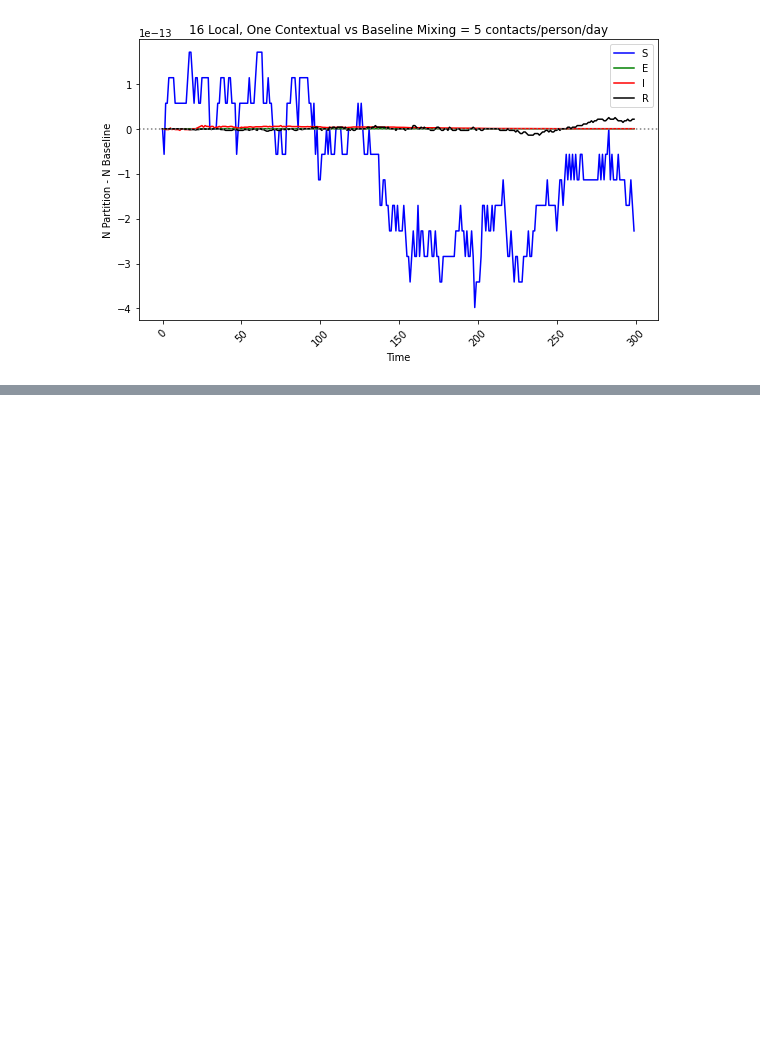
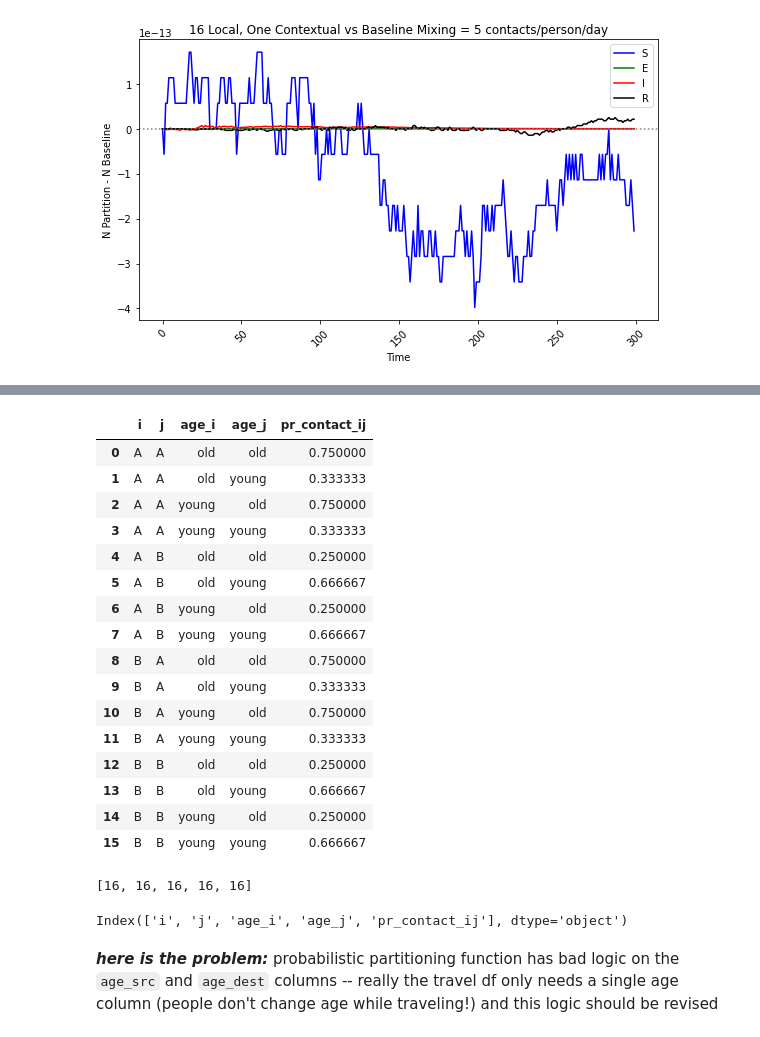
Before and after one commit to UT-Covid/SEIR_Example, a Jupyter notebook: ProbabilisticContactPartitionValidation.ipynb, the cells around one changed output, grey strips where cells are left out. Drawn from its saved outputs; the diff is of its cells as text; code cells hidden in the pictures; blank space fills up the shorter version.

Commit message:
overdue contact partitioning commits

```diff
--- a/ProbabilisticContactPartitionValidation.ipynb
+++ b/ProbabilisticContactPartitionValidation.ipynb
@@ -712,0 +732,2 @@ plt.show()
+# %%
+age_mix = pd.read_csv('~/SEIR_Example/inputs/travel2_age_mixing.csv')
@@ -712,0 +768,22 @@ plt.show()
+# %%
+prob_part = probabilistic_partition(age_mix, daily_timesteps=10)
+# %%
+prob_part
+# %% [output]
+|  | i | j | age_i | age_j | pr_contact_ij |
+| 0 | A | A | old | old | 0.750000 |
+| 1 | A | A | old | young | 0.333333 |
+| 2 | A | A | young | old | 0.750000 |
+| 3 | A | A | young | young | 0.333333 |
+| 4 | A | B | old | old | 0.250000 |
+| 5 | A | B | old | young | 0.666667 |
+| 6 | A | B | young | old | 0.250000 |
+| 7 | A | B | young | young | 0.666667 |
+| 8 | B | A | old | old | 0.750000 |
+| 9 | B | A | old | young | 0.333333 |
+| 10 | B | A | young | old | 0.750000 |
+| 11 | B | A | young | young | 0.333333 |
+| 12 | B | B | old | old | 0.250000 |
+| 13 | B | B | old | young | 0.666667 |
+| 14 | B | B | young | old | 0.250000 |
+| 15 | B | B | young | young | 0.666667 |
@@ -712,0 +793,11 @@ plt.show()
+# %%
+[len(val) for key, val in prob_part.items()]
+# %% [output]
+[16, 16, 16, 16, 16]
+# %%
+prob_part.keys()
+# %% [output]
+Index(['i', 'j', 'age_i', 'age_j', 'pr_contact_ij'], dtype='object')
+# %% [markdown]
+**_here is the problem:_**
+probabilistic partitioning function has bad logic on the `age_src` and `age_dest` columns -- really the travel df only needs a single age column (people don't change age while traveling!) and this logic should be revised
```
Also changed, not shown: parts of 33 cells of this notebook, 14 other files.
